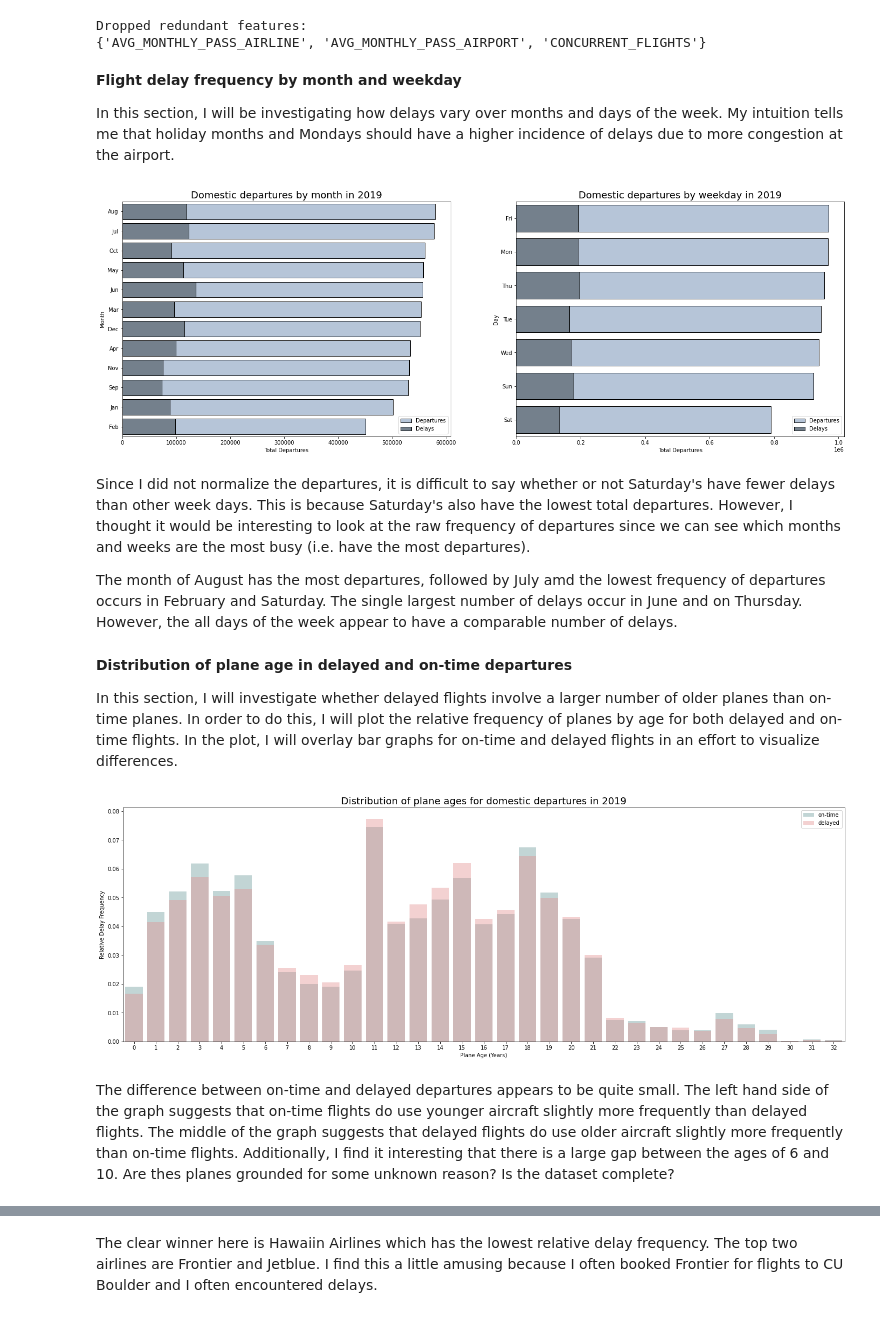
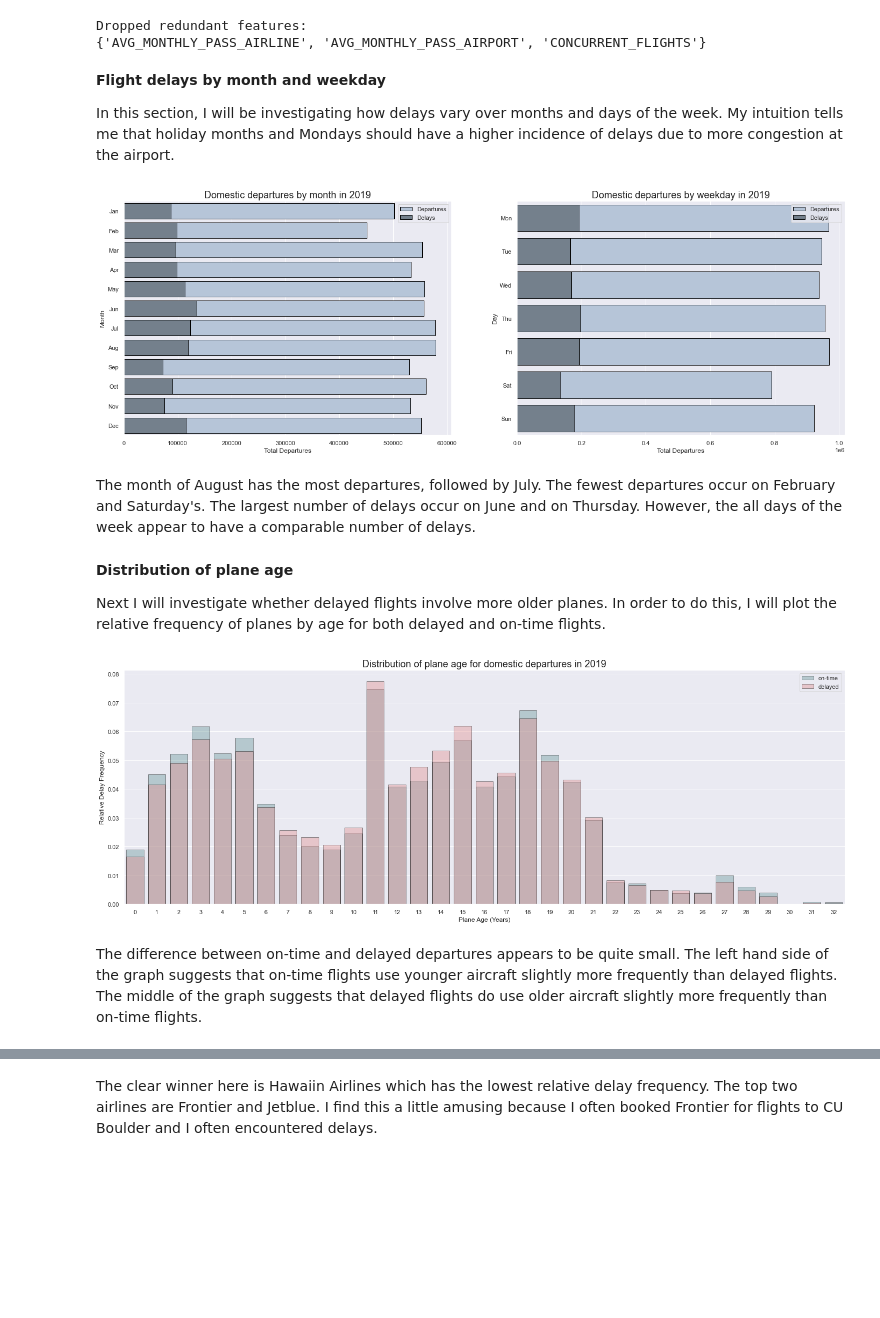
Before and after one commit to t-cochran/CSPB-3022-Data-Science-Project, a Jupyter notebook: project notebook/3022_classification_notebook.ipynb, the cells around one changed output, grey strips where cells are left out. Drawn from its saved outputs; the diff is of its cells as text; code cells hidden in the pictures; blank space fills up the shorter version.

```diff
--- a/project notebook/3022_classification_notebook.ipynb
+++ b/project notebook/3022_classification_notebook.ipynb
@@ -162,0 +160,13 @@ I will begin by looking at some basic descriptive statistics of the numeric feat
+# %%
+# Create a countplot of our target class
+sns.set_theme(style="darkgrid")
+ax = sns.countplot(x="DEP_DEL15", data=df)
+ax.set_xticks([0, 1], ["on-time", "delayed"], size=20)
+ax.set_ylabel("count", fontsize = 20)
+ax.set_title("Total on-time and delayed flights", fontdict={'fontsize':26})
+ax.set_xlabel(None)
+
+# Print the proportion of each target
+class_targets = df.groupby(['DEP_DEL15']).size()
+print(f"On-time flights in the dataset: {class_targets[0]/len(df)*100:.2f}%")
+print(f"Delayed flights in the dataset: {class_targets[1]/len(df)*100:.2f}%")
@@ -262,55 +277,49 @@ print(f"Dropped redundant features:\n{set(redundant_features)}")
 Dropped redundant features:
 {'AVG_MONTHLY_PASS_AIRLINE', 'AVG_MONTHLY_PASS_AIRPORT', 'CONCURRENT_FLIGHTS'}
 # %% [markdown]
-**Flight delay frequency by month and weekday**
+**Flight delays by month and weekday**
 
 In this section, I will be investigating how delays vary over months and days of the week. My intuition tells me that holiday months and Mondays should have a higher incidence of delays due to more congestion at the airport.
 # %%
 # Create dataframes to organize and sort the frequency data
 month_df = pd.DataFrame({
     'MONTHLY_TOTAL'  :  df.groupby(['MONTH']).size(),
     'MONTHLY_DELAYS' :  df[df['DEP_DEL15'] == 1].groupby(['MONTH']).size(),
 })
 day_df = pd.DataFrame({
     'WEEKDAY_TOTAL'  :  df.groupby(['DAY_OF_WEEK']).size(),
     'WEEKDAY_DELAYS' :  df[df['DEP_DEL15'] == 1].groupby(['DAY_OF_WEEK']).size()
 })
-
-# Sort by total departures
-month_df = month_df.sort_values(by=['MONTHLY_TOTAL'], ascending=False)
-day_df = day_df.sort_values(by=['WEEKDAY_TOTAL'], ascending=False)
 
 # Plot frequency of monthly delays
 fig, (ax1, ax2) = plt.subplots(1, 2)
 sns.barplot(x="MONTHLY_TOTAL", y=month_df.index, data=month_df, ax=ax1, order=month_df.index,
             edgecolor='black', color="lightsteelblue", label="Departures", orient="h")
 sns.barplot(x="MONTHLY_DELAYS", y=month_df.index, data=month_df, ax=ax1, order=month_df.index,
             edgecolor='black', color="slategray", label="Delays", orient="h")
 
 # Plot frequency of week day delays
 sns.barplot(x="WEEKDAY_TOTAL", y=day_df.index, data=day_df, ax=ax2, order=day_df.index,
             edgecolor='black', color="lightsteelblue", label="Departures", orient="h")
 sns.barplot(x="WEEKDAY_DELAYS", y=day_df.index, data=day_df, ax=ax2, order=day_df.index,
             edgecolor='black', color="slategray", label="Delays", orient="h")
 
 # Configure plot labels
 ax1.set_title('Domestic departures by month in 2019', fontdict={'fontsize':18})
 ax2.set_title('Domestic departures by weekday in 2019', fontdict={'fontsize':18})
-ax1.set_yticklabels(['Aug', 'Jul', 'Oct', 'May', 'Jun', 'Mar', 'Dec', 'Apr', 'Nov', 'Sep', 'Jan', 'Feb'])
-ax2.set_yticklabels(['Fri', 'Mon', 'Thu', 'Tue', 'Wed', 'Sun', 'Sat'])
-ax1.legend(ncol=1, loc="lower right", frameon=True), ax2.legend(ncol=1, loc="lower right", frameon=True)
+ax1.set_yticklabels(['Jan', 'Feb', 'Mar', 'Apr', 'May', 'Jun', 'Jul', 'Aug', 'Sep', 'Oct', 'Nov', 'Dec'])
+ax2.set_yticklabels(['Mon', 'Tue', 'Wed', 'Thu', 'Fri', 'Sat', 'Sun'])
+ax1.legend(ncol=1, loc="upper right", frameon=True), ax2.legend(ncol=1, loc="upper right", frameon=True)
 ax1.set_xlabel("Total Departures"), ax1.set_ylabel("Month")
 ax2.set_xlabel("Total Departures"), ax2.set_ylabel("Day");
 # %% [output]
-[figure, old version]
+[figure, new version]
 # %% [markdown]
-Since I did not normalize the departures, it is difficult to say whether or not Saturday's have fewer delays than other week days. This is because Saturday's also have the lowest total departures. However, I thought it would be interesting to look at the raw frequency of departures since we can see which months and weeks are the most busy (i.e. have the most departures).
-
-The month of August has the most departures, followed by July amd the lowest frequency of departures occurs in February and Saturday. The single largest number of delays occur in June and on Thursday. However, the all days of the week appear to have a comparable number of delays.
+The month of August has the most departures, followed by July. The fewest departures occur on February and Saturday's. The largest number of delays occur on June and on Thursday. However, the all days of the week appear to have a comparable number of delays.
 # %% [markdown]
-**Distribution of plane age in delayed and on-time departures**
+**Distribution of plane age**
 
-In this section, I will investigate whether delayed flights involve a larger number of older planes than on-time planes. In order to do this, I will plot the relative frequency of planes by age for both delayed and on-time flights. In the plot, I will overlay bar graphs for on-time and delayed flights in an effort to visualize differences.
+Next I will investigate whether delayed flights involve more older planes. In order to do this, I will plot the relative frequency of planes by age for both delayed and on-time flights.
 # %%
 # Select delayed and ontime departures and sort by plane age
 ontime_df = df[df['DEP_DEL15'] == 0].sort_values(['PLANE_AGE'], ascending=True)
@@ -326,15 +335,15 @@ delay_df = delay_df.groupby(['PLANE_AGE']).head(n=1)[['PLANE_AGE', 'AGE_PCT']]
 
 # Plot the percentage of planes in each age group for delayed and on-time flights
 ax = plt.subplots()
-ax = sns.barplot(x=ontime_df.PLANE_AGE,y=ontime_df.AGE_PCT,color='cadetblue',label='on-time',alpha=0.4)
-ax = sns.barplot(x=delay_df.PLANE_AGE,y=delay_df.AGE_PCT,color='lightcoral', label='delayed',alpha=0.4)
-ax.set_title('Distribution of plane ages for domestic departures in 2019', fontdict={'fontsize':18})
+ax = sns.barplot(x=ontime_df.PLANE_AGE,y=ontime_df.AGE_PCT,color='cadetblue',edgecolor='black',label='on-time',alpha=0.4)
+ax = sns.barplot(x=delay_df.PLANE_AGE,y=delay_df.AGE_PCT,color='lightcoral',edgecolor='black',label='delayed',alpha=0.4)
+ax.set_title('Distribution of plane age for domestic departures in 2019', fontdict={'fontsize':18})
 ax.set_xlabel("Plane Age (Years)"), ax.set_ylabel("Relative Delay Frequency")
 plt.legend();
 # %% [output]
-[figure, old version]
+[figure, new version]
 # %% [markdown]
-The difference between on-time and delayed departures appears to be quite small. The left hand side of the graph suggests that on-time flights do use younger aircraft slightly more frequently than delayed flights. The middle of the graph suggests that delayed flights do use older aircraft slightly more frequently than on-time flights. Additionally, I find it interesting that there is a large gap between the ages of 6 and 10. Are thes planes grounded for some unknown reason? Is the dataset complete?
+The difference between on-time and delayed departures appears to be quite small. The left hand side of the graph suggests that on-time flights use younger aircraft slightly more frequently than delayed flights. The middle of the graph suggests that delayed flights do use older aircraft slightly more frequently than on-time flights.
 # %% [markdown]
 **Distribution of delays across airlines**
 
```
Also changed, not shown: parts of 22 cells of this notebook.
